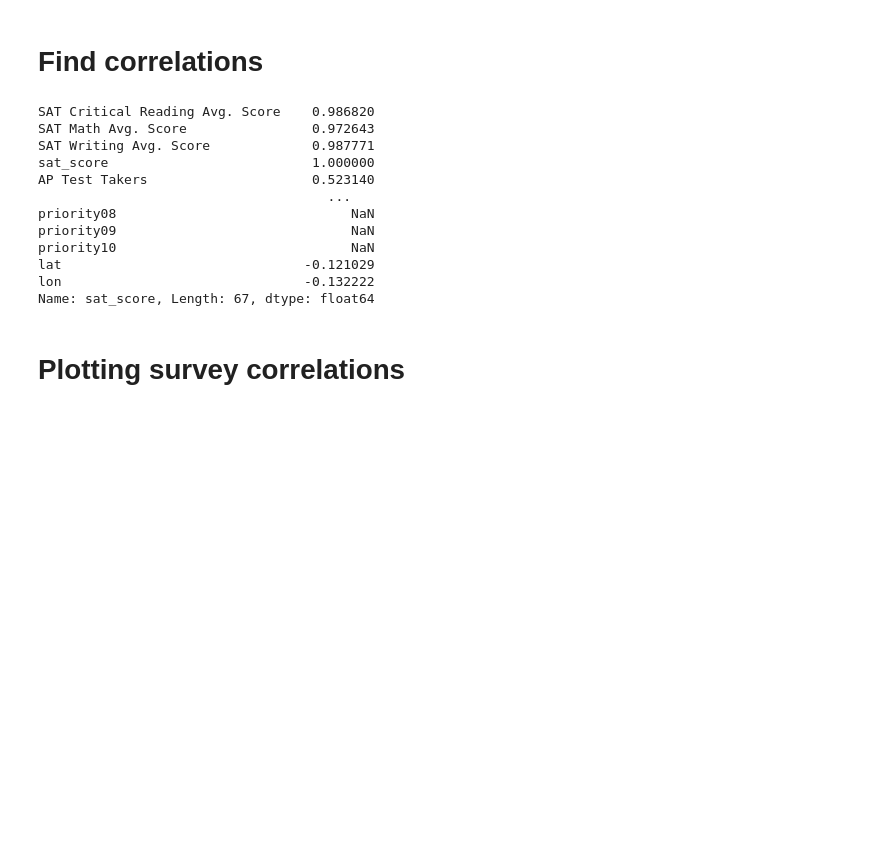
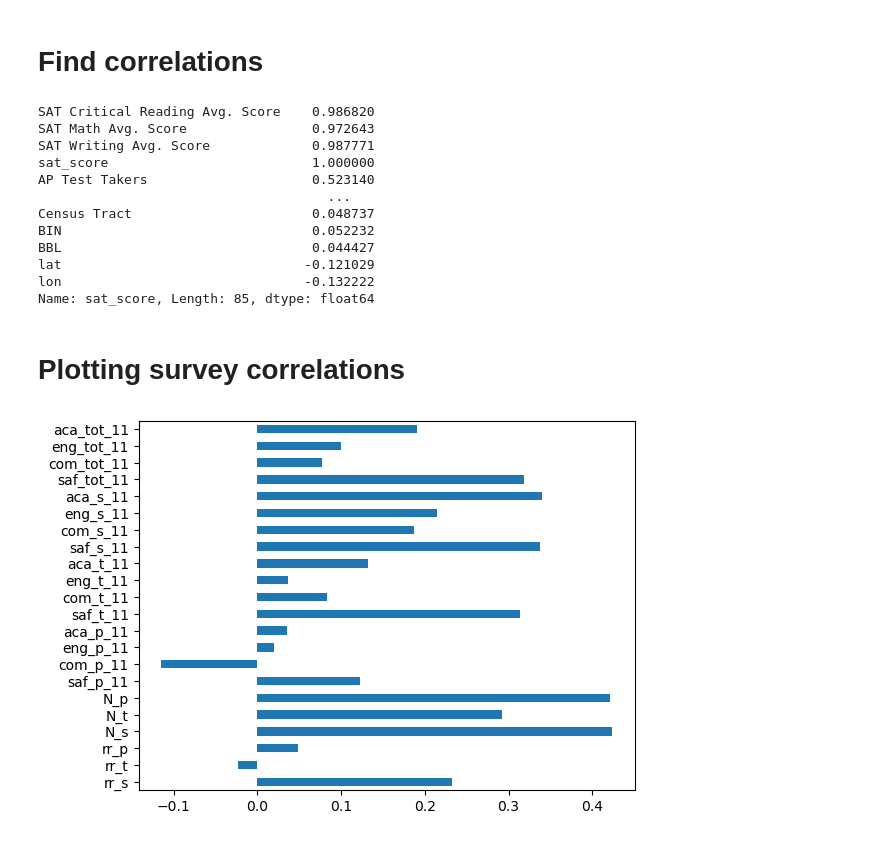
Before and after one commit to marwincarmo/dataquest-projects, a Jupyter notebook: nyc_schools.ipynb, the cells around one changed output. Drawn from its saved outputs; the diff is of its cells as text; code cells hidden in the pictures; blank space fills up the shorter version.

```diff
--- a/nyc_schools.ipynb
+++ b/nyc_schools.ipynb
@@ -18,13 +20,13 @@ data_files = [
 data = {}
 
 for f in data_files:
-    d = pd.read_csv("schools/{0}".format(f))
+    d = pd.read_csv("data/schools/{0}".format(f))
     data[f.replace(".csv", "")] = d
 # %% [markdown]
 # Read in the surveys
 # %%
-all_survey = pd.read_csv("schools/survey_all.txt", delimiter="\t", encoding='windows-1252')
-d75_survey = pd.read_csv("schools/survey_d75.txt", delimiter="\t", encoding='windows-1252')
+all_survey = pd.read_csv("data/schools/survey_all.txt", delimiter="\t", encoding='windows-1252')
+d75_survey = pd.read_csv("data/schools/survey_d75.txt", delimiter="\t", encoding='windows-1252')
 survey = pd.concat([all_survey, d75_survey], axis=0)
 
 survey["DBN"] = survey["dbn"]
@@ -151,12 +153,12 @@ SAT Writing Avg. Score             0.987771
 sat_score                          1.000000
 AP Test Takers                     0.523140
                                      ...
-priority08                              NaN
-priority09                              NaN
-priority10                              NaN
+Census Tract                       0.048737
+BIN                                0.052232
+BBL                                0.044427
 lat                               -0.121029
 lon                               -0.132222
-Name: sat_score, Length: 67, dtype: float64
+Name: sat_score, Length: 85, dtype: float64
 # %% [markdown]
 # Plotting survey correlations
 # %%
@@ -166,0 +167,5 @@ correlations.plt
+# %%
+correlations[survey_fields].plot.barh() # Horizontal bar plot
+plt.show()
+# %% [output]
+[figure, added]
```
Also changed, not shown: parts of 7 cells of this notebook, 18 other files.
